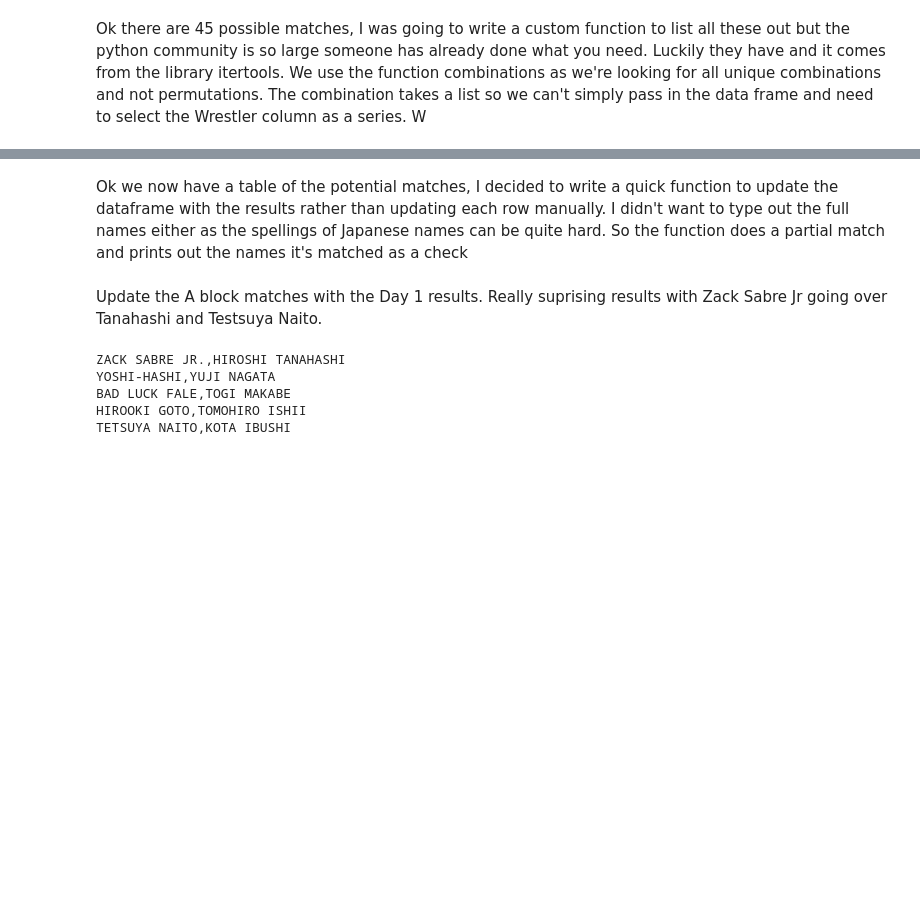
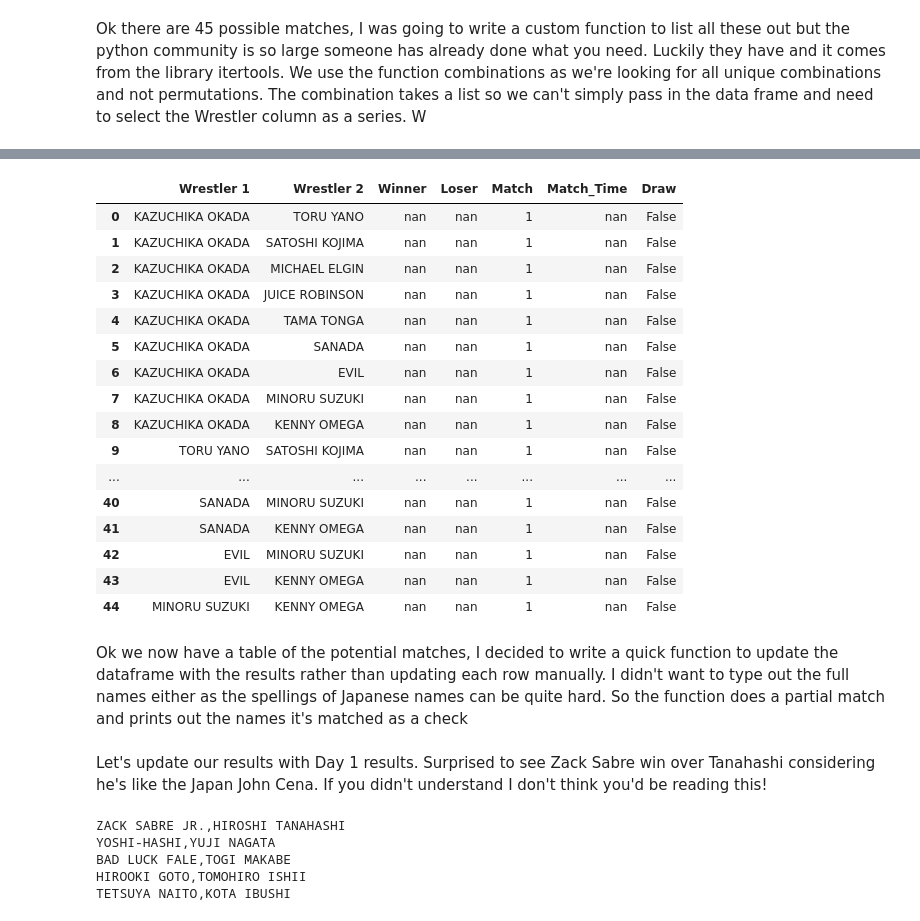
Before and after one commit to ShahnurIslam/G1_Climax1, a Jupyter notebook: G1 Climax Analysis.ipynb, the cells around one changed output, grey strips where cells are left out. Drawn from its saved outputs; the diff is of its cells as text; code cells hidden in the pictures; blank space fills up the shorter version.

```diff
--- a/G1 Climax Analysis.ipynb
+++ b/G1 Climax Analysis.ipynb
@@ -124,3 +138,23 @@ A_matches
+# %%
+B_matches
+# %% [output]
+|  | Wrestler 1 | Wrestler 2 | Winner | Loser | Match | Match_Time | Draw |
+| 0 | KAZUCHIKA OKADA | TORU YANO | nan | nan | 1 | nan | False |
+| 1 | KAZUCHIKA OKADA | SATOSHI KOJIMA | nan | nan | 1 | nan | False |
+| 2 | KAZUCHIKA OKADA | MICHAEL ELGIN | nan | nan | 1 | nan | False |
+| 3 | KAZUCHIKA OKADA | JUICE ROBINSON | nan | nan | 1 | nan | False |
+| 4 | KAZUCHIKA OKADA | TAMA TONGA | nan | nan | 1 | nan | False |
+| 5 | KAZUCHIKA OKADA | SANADA | nan | nan | 1 | nan | False |
+| 6 | KAZUCHIKA OKADA | EVIL | nan | nan | 1 | nan | False |
+| 7 | KAZUCHIKA OKADA | MINORU SUZUKI | nan | nan | 1 | nan | False |
+| 8 | KAZUCHIKA OKADA | KENNY OMEGA | nan | nan | 1 | nan | False |
+| 9 | TORU YANO | SATOSHI KOJIMA | nan | nan | 1 | nan | False |
+| ... | ... | ... | ... | ... | ... | ... | ... |
+| 40 | SANADA | MINORU SUZUKI | nan | nan | 1 | nan | False |
+| 41 | SANADA | KENNY OMEGA | nan | nan | 1 | nan | False |
+| 42 | EVIL | MINORU SUZUKI | nan | nan | 1 | nan | False |
+| 43 | EVIL | KENNY OMEGA | nan | nan | 1 | nan | False |
+| 44 | MINORU SUZUKI | KENNY OMEGA | nan | nan | 1 | nan | False |
 # %% [markdown]
 Ok we now have a table of the potential matches, I decided to write a quick function to update the dataframe with the results rather than updating each row manually. I didn't want to type out the full names either as the spellings of Japanese names can be quite hard. So the function does a partial match and prints out the names it's matched as a check
 # %%
@@ -154,6 +191,4 @@ def updateresults(df,winner,loser, time, draw = False):#We want to find the inde
         df.iloc[i,3] = 'None'
         df.iloc[i,6] = True
     updatetable()
-# %% [markdown]
-Update the A block matches with the Day 1 results. Really suprising results with Zack Sabre Jr going over Tanahashi and Testsuya Naito.
 # %%
@@ -175,2 +216,4 @@ def updatetable():
     B_Block = B_Block.sort_values(['Points'],ascending=False).reset_index(drop=True)
+# %% [markdown]
+Let's update our results with Day 1 results. Surprised to see Zack Sabre win over Tanahashi considering he's like the Japan John Cena. If you didn't understand I don't think you'd be reading this!
 # %%
```
Also changed, not shown: parts of 36 cells of this notebook.
